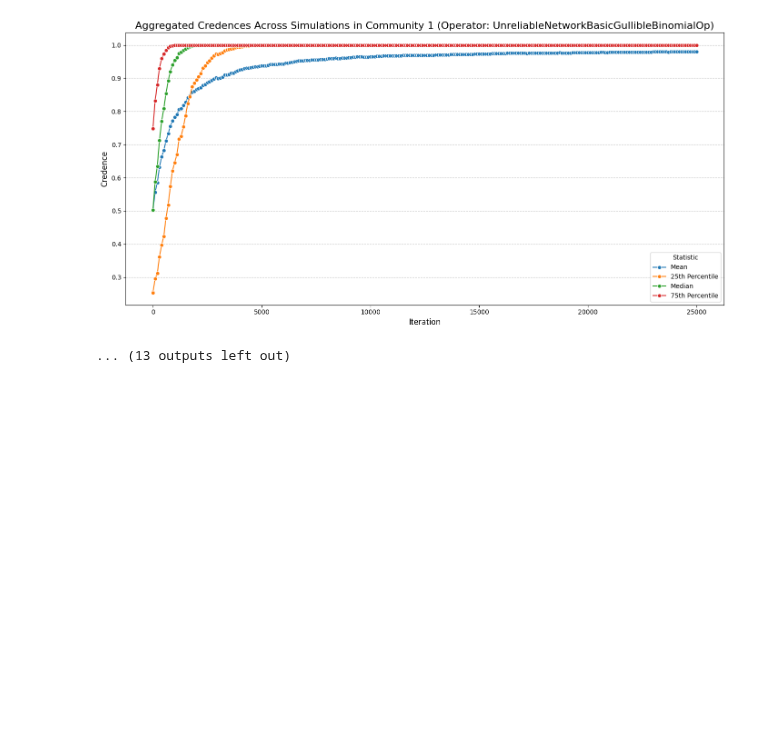
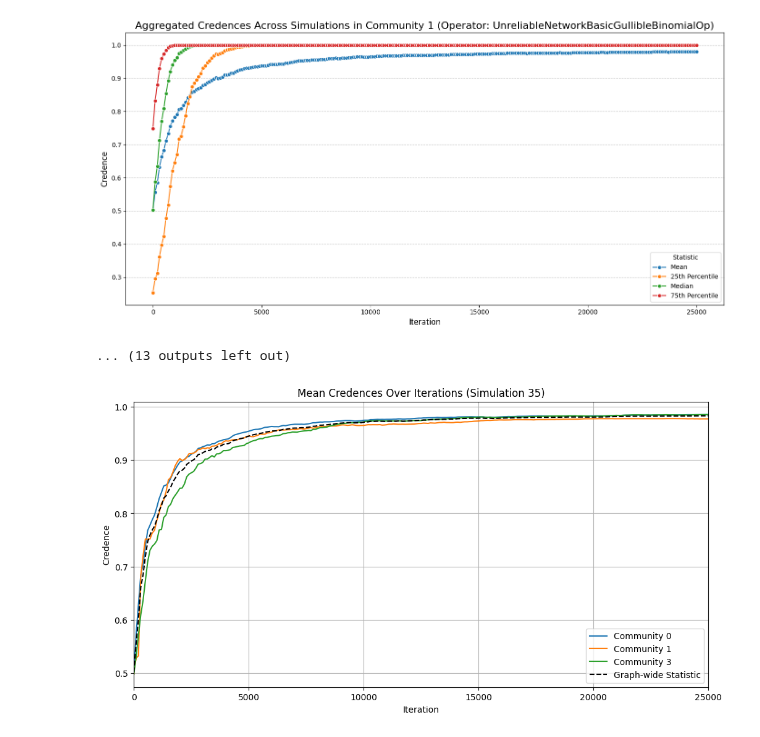
Before and after one commit to alexandroskoliousis/polygraphs, a Jupyter notebook: examples/francisbacon/community_analysis.ipynb, the cells around one changed output. Drawn from its saved outputs; the diff is of its cells as text; code cells hidden in the pictures; blank space fills up the shorter version.

```diff
--- a/examples/francisbacon/community_analysis.ipynb
+++ b/examples/francisbacon/community_analysis.ipynb
@@ -421,0 +466,5 @@ For the community id 1
+# %%
+# Example usage:
+credence_over_iterations_visualization(beliefs, lp_communities_df, sim_id=35, statistic='mean')
+# %% [output]
+[figure, added]
```
Also changed, not shown: parts of 6 cells of this notebook.
